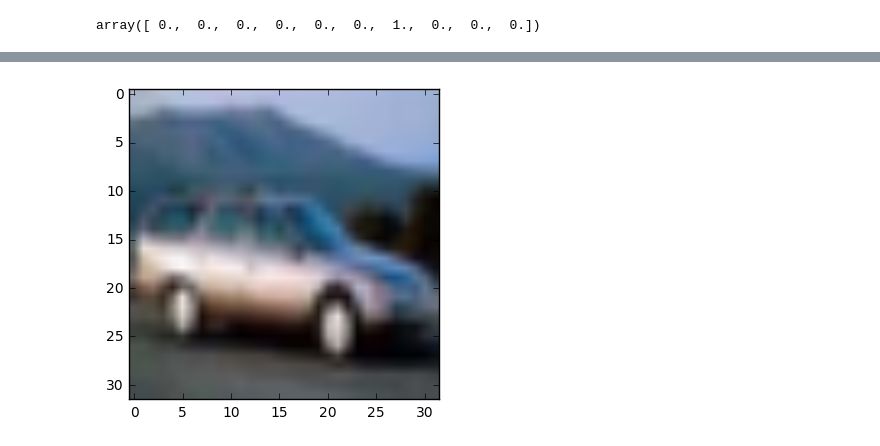
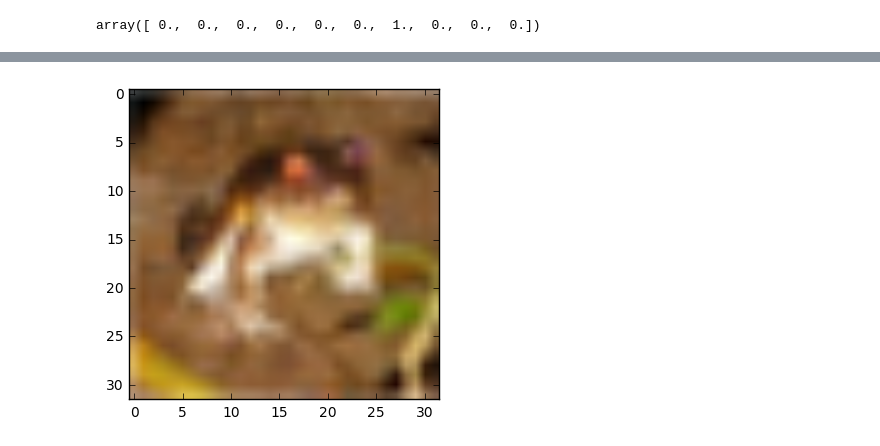
Before and after one commit to yashk2810/CIFAR-10, a Jupyter notebook: CIFAR-10.ipynb, the cells around one changed output, grey strips where cells are left out. Saved outputs shown, nothing was run; the diff lists cells and outputs as text; code cells hidden in the pictures.

Commit message:
Visualization added

```diff
--- a/CIFAR-10.ipynb
+++ b/CIFAR-10.ipynb
@@ -59,12 +62,12 @@ array([ 0.,  0.,  0.,  0.,  0.,  0.,  1.,  0.,  0.,  0.])
 
 model = Sequential()
 
-model.add(Conv2D(32, (3, 3), padding='same', input_shape=(32,32,3)))
+model.add(Conv2D(32, (3, 3), input_shape=(32,32,3)))
 model.add(Activation('relu'))
-# model.add(Conv2D(32, (3, 3), padding='same'))
-# model.add(Activation('relu'))
 model.add(MaxPooling2D())
+
 model.add(Flatten())
+
 model.add(Dense(128))
 model.add(Activation('relu'))
 model.add(Dropout(0.2))
@@ -104,6 +107,6 @@ model.compile(loss='categorical_crossentropy', optimizer=Adam(1e-4), metrics=['a
 # model.fit_generator(train_generator, epochs=2, steps_per_epoch=60000//64,
 #                     validation_data=test_generator, validation_steps=10000//64)
 
-model.fit(X_train, Y_train, batch_size=64, epochs=5, validation_data=(X_test, Y_test))
+model.fit(X_train, Y_train, batch_size=64, epochs=4, validation_data=(X_test, Y_test))
 # %% [output]
 Train on 50000 samples, validate on 10000 samples
@@ -123,10 +126,10 @@ model.save_weights('cnn_32x2_no_data_aug.h5')
 # %%
-img_to_visualize = X_train[4]
+img_to_visualize = X_train[0]
 plt.imshow(img_to_visualize)
 
 img_to_visualize = np.expand_dims(img_to_visualize, axis=0)
 # %% [output]
-[figure, old version]
+[figure, new version]
 # %%
 def layer_to_visualize(layer):
 #     inputs = [K.learning_phase()] + model.inputs
```
Also changed, not shown: parts of 7 cells of this notebook.
